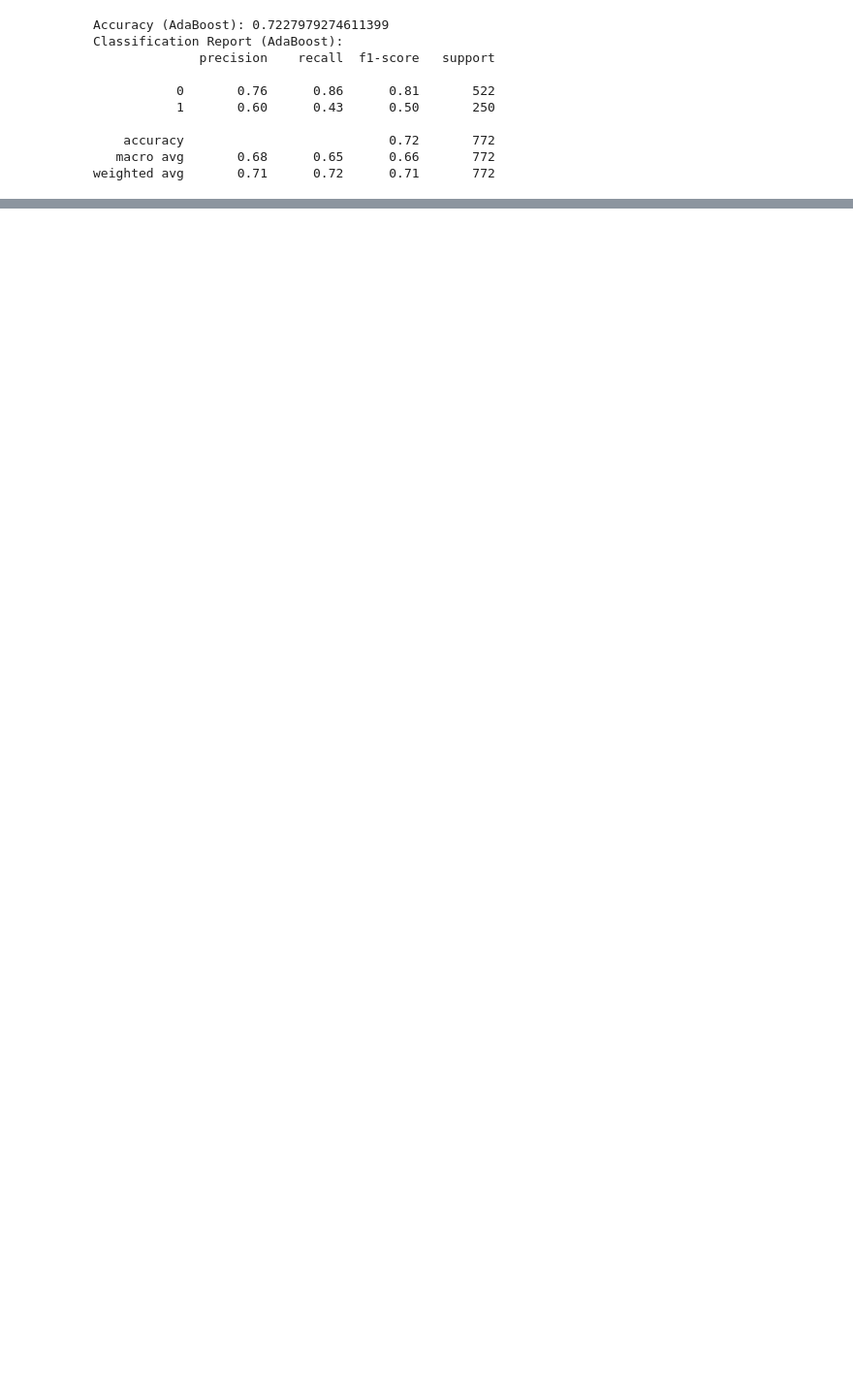
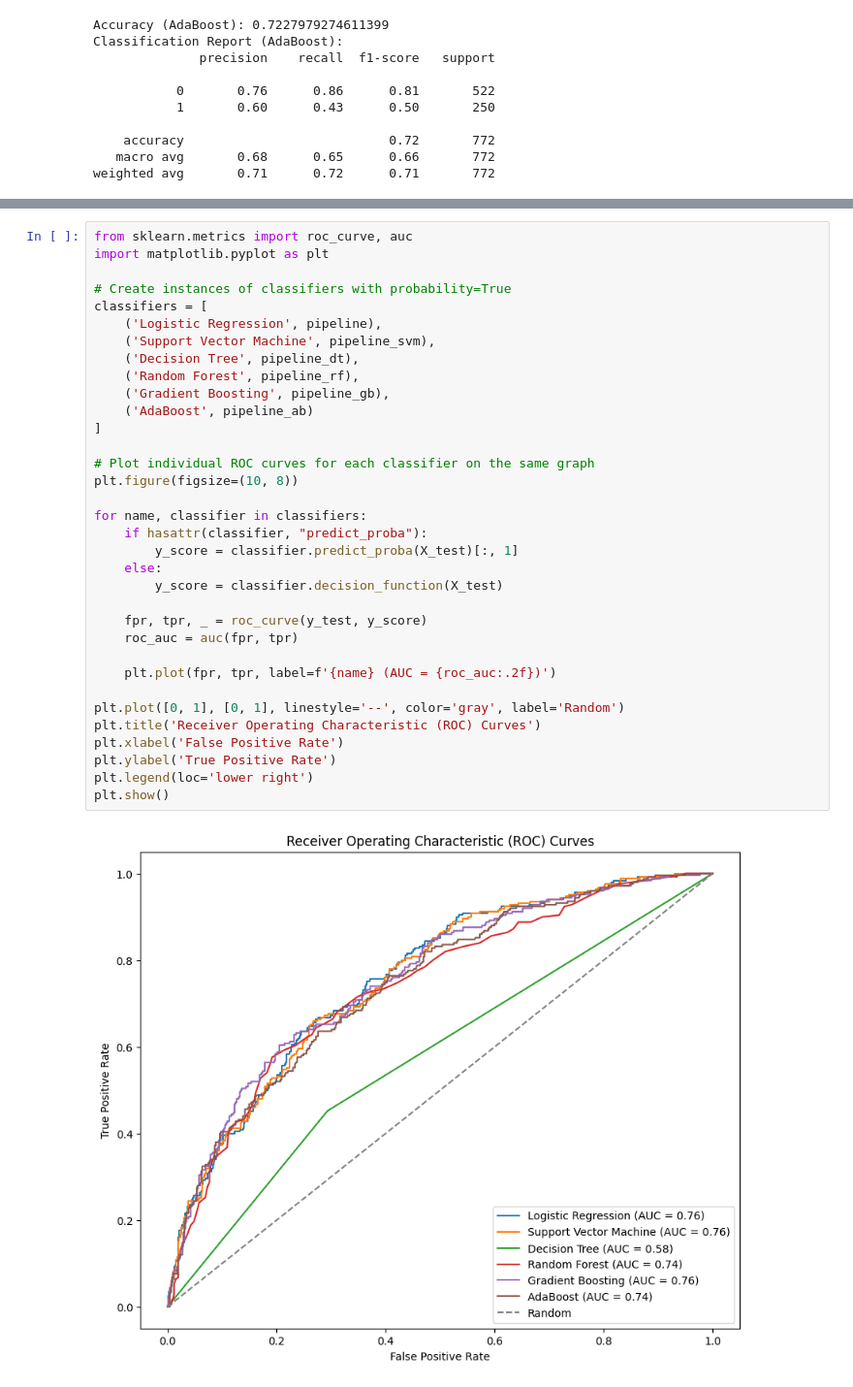
Before and after one commit to YatinGoyal13/CapstoneML, a Jupyter notebook: modell.ipynb, the cells around one changed output, grey strips where cells are left out. Shown at 97% size. Cells and saved outputs as stored; diff of their text form; blank space fills up the shorter version.

```diff
--- a/modell.ipynb
+++ b/modell.ipynb
@@ -642,0 +563,36 @@ AttributeError: 'DecisionTreeClassifier' object has no attribute 'decision_funct
+# %%
+from sklearn.metrics import roc_curve, auc
+import matplotlib.pyplot as plt
+
+# Create instances of classifiers with probability=True
+classifiers = [
+    ('Logistic Regression', pipeline),
+    ('Support Vector Machine', pipeline_svm),
+    ('Decision Tree', pipeline_dt),
+    ('Random Forest', pipeline_rf),
+    ('Gradient Boosting', pipeline_gb),
+    ('AdaBoost', pipeline_ab)
+]
+
+# Plot individual ROC curves for each classifier on the same graph
+plt.figure(figsize=(10, 8))
+
+for name, classifier in classifiers:
+    if hasattr(classifier, "predict_proba"):
+        y_score = classifier.predict_proba(X_test)[:, 1]
+    else:
+        y_score = classifier.decision_function(X_test)
+
+    fpr, tpr, _ = roc_curve(y_test, y_score)
+    roc_auc = auc(fpr, tpr)
+
+    plt.plot(fpr, tpr, label=f'{name} (AUC = {roc_auc:.2f})')
+
+plt.plot([0, 1], [0, 1], linestyle='--', color='gray', label='Random')
+plt.title('Receiver Operating Characteristic (ROC) Curves')
+plt.xlabel('False Positive Rate')
+plt.ylabel('True Positive Rate')
+plt.legend(loc='lower right')
+plt.show()
+# %% [output]
+[figure, added]
```
Also changed, not shown: parts of 4 cells of this notebook, 6 other files.
